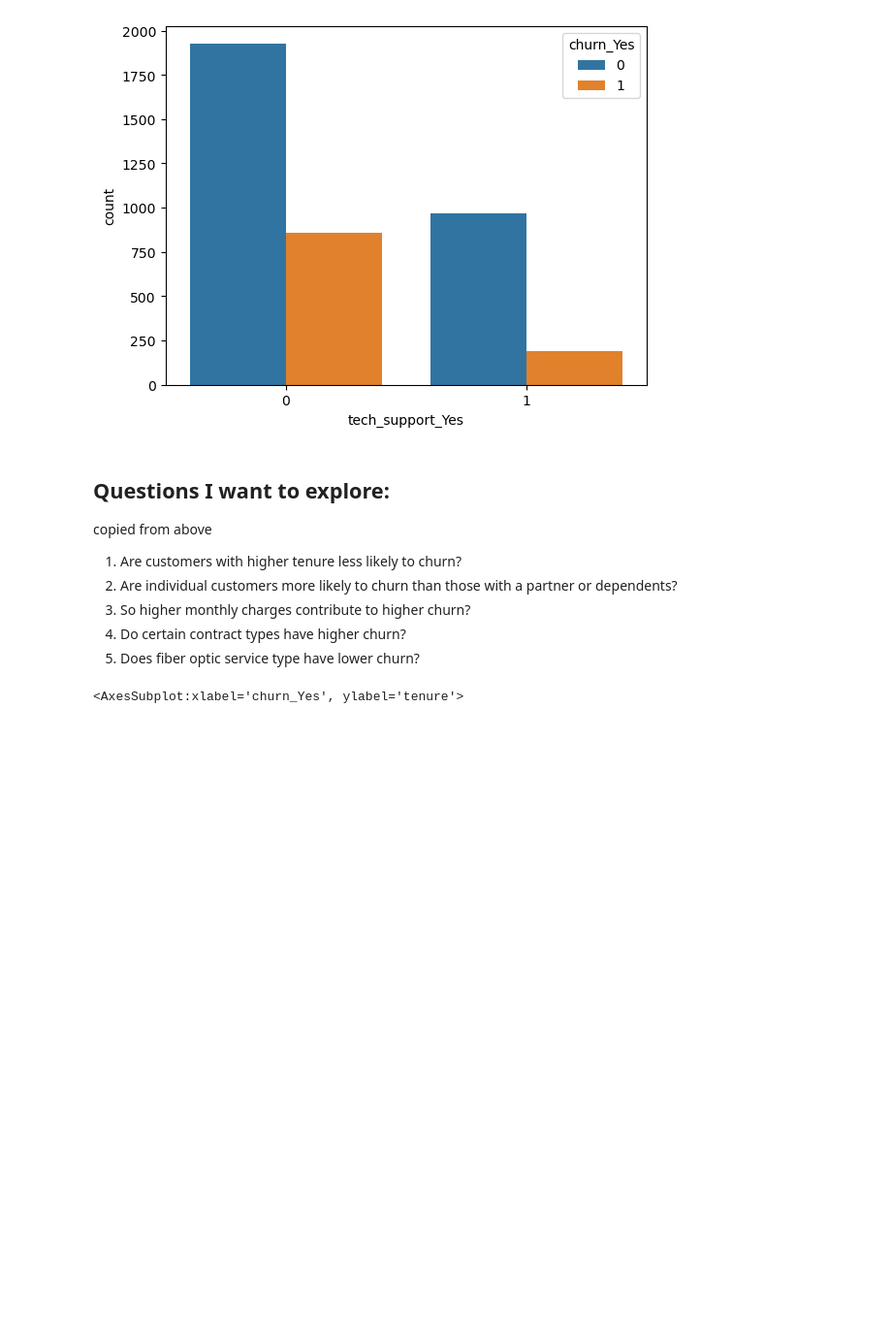
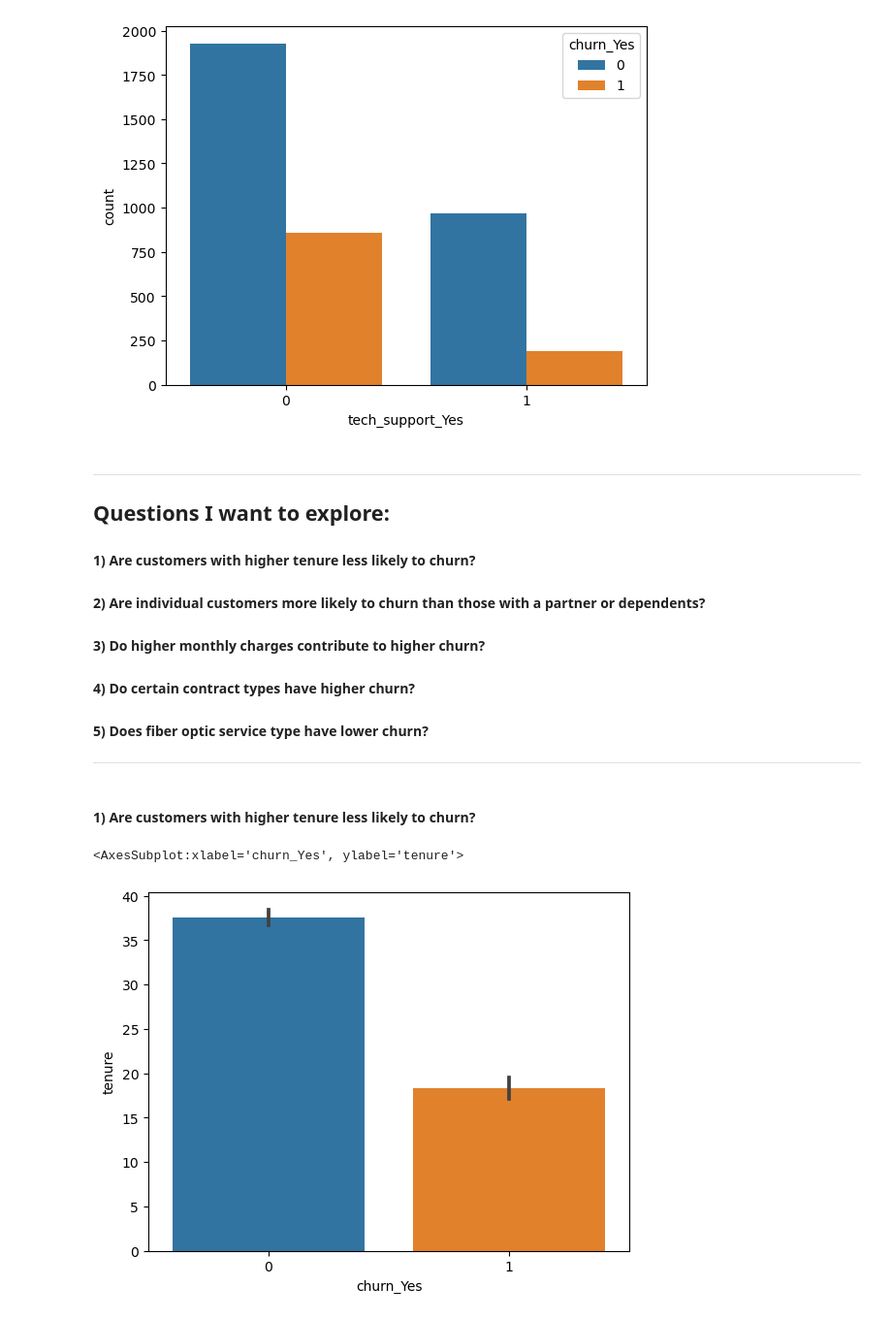
Before and after one commit to stephen-c-perry/Telco_Churn_Classification_Project, a Jupyter notebook: scratchwork_1.ipynb, the cells around one changed output. Shown at 97% size. Cells and saved outputs as stored; diff of their text form; code cells hidden in the pictures; blank space fills up the shorter version.

```diff
--- a/scratchwork_1.ipynb
+++ b/scratchwork_1.ipynb
@@ -142,18 +265,24 @@ sns.countplot(train.tech_support_Yes, hue = train.churn_Yes)
 <AxesSubplot:xlabel='tech_support_Yes', ylabel='count'>
 [figure]
 # %% [markdown]
+- - -
+
 ## Questions I want to explore:
 
-copied from above
 
-1) Are customers with higher tenure less likely to churn?
-2) Are individual customers more likely to churn than those with a partner or dependents?
-3) So higher monthly charges contribute to higher churn?
-4) Do certain contract types have higher churn?
-5) Does fiber optic service type  have lower churn?
+
+#### 1) Are customers with higher tenure less likely to churn?
+#### 2) Are individual customers more likely to churn than those with a partner or dependents?
+#### 3) Do higher monthly charges contribute to higher churn?
+#### 4) Do certain contract types have higher churn?
+#### 5) Does fiber optic service type have lower churn?
+
+- - -
-# %%
-# tenure vs churn
-tenure_churn_barplot
-#why is it not showing the graph?
-# %% [output]
-<AxesSubplot:xlabel='churn_Yes', ylabel='tenure'>
+# %% [markdown]
+#### 1) Are customers with higher tenure less likely to churn?
+# %%
+sns.barplot(data = train, x = 'churn_Yes', y = 'tenure')
+# continuous vs discrete
+# %% [output]
+<AxesSubplot:xlabel='churn_Yes', ylabel='tenure'>
+[figure, added]
```
Also changed, not shown: parts of 43 cells of this notebook.
